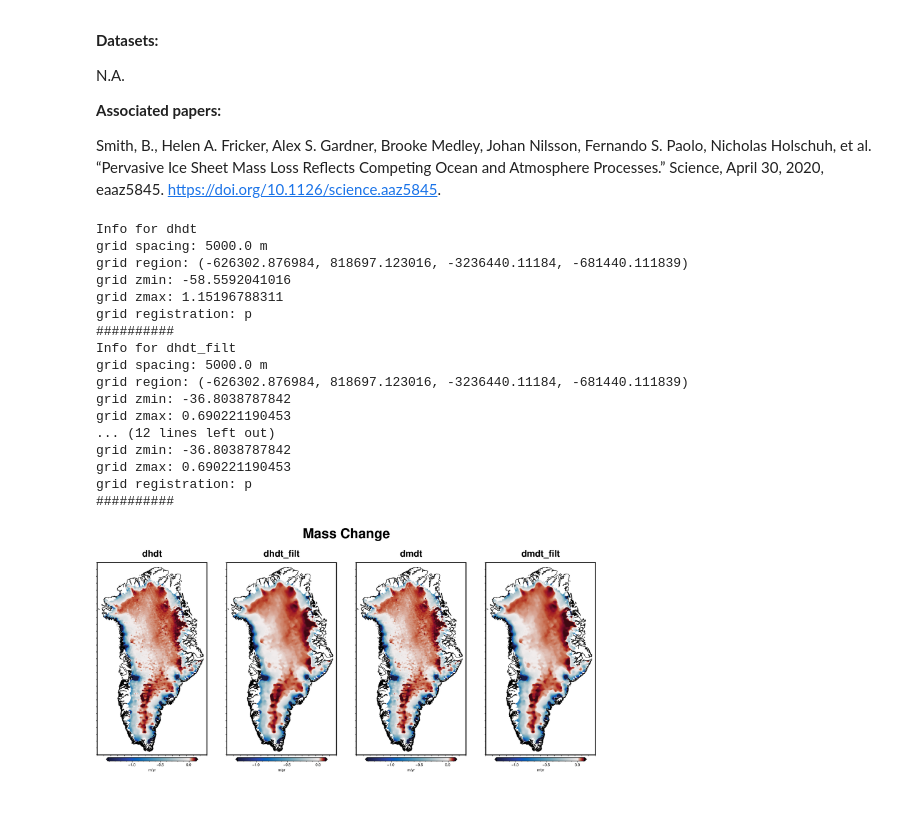
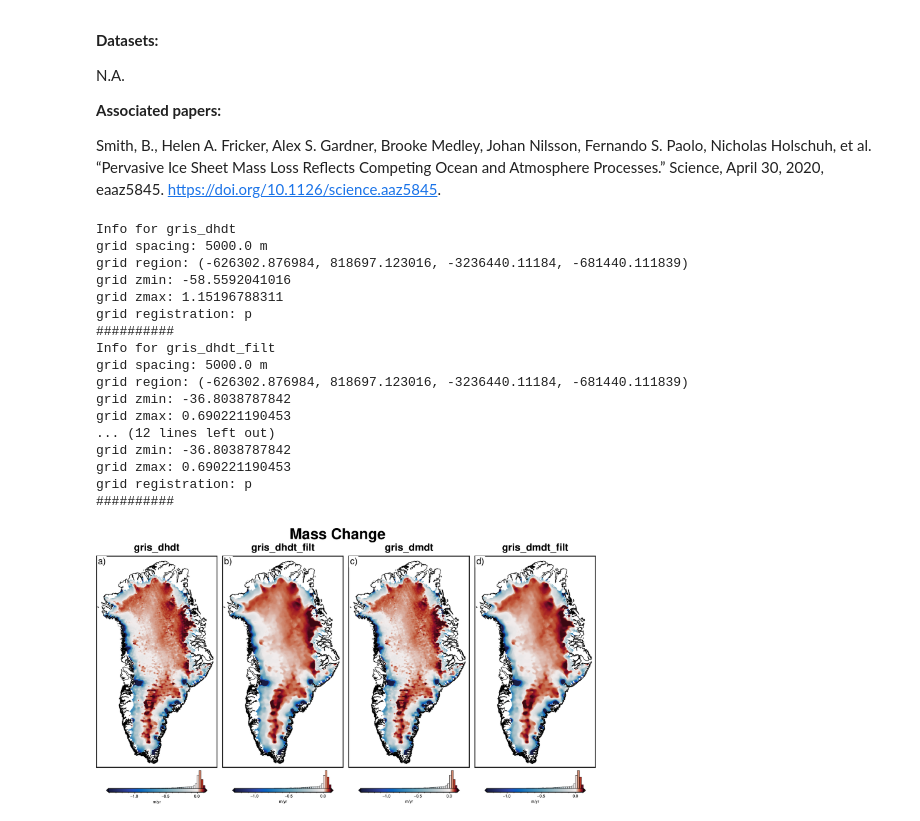
Before and after one commit to mdtanker/polartoolkit, a Jupyter notebook: docs/datasets/greenland_arctic/mass_change.ipynb, the cells around one changed output. Drawn from its saved outputs; the diff is of its cells as text; code cells hidden in the pictures.

```diff
--- a/docs/datasets/greenland_arctic/mass_change.ipynb
+++ b/docs/datasets/greenland_arctic/mass_change.ipynb
@@ -31,25 +31,25 @@ filts = ["", "_filt"]
 
 combos = list(itertools.product(*[versions, filts]))
 
-version_names = [f"{s[0]}{s[1]}" for s in combos]
+version_names = [f"gris_{s[0]}{s[1]}" for s in combos]
 
 
 grids = []
 for name in version_names:
-    data = fetch.MassChange(version=name)()
+    data = fetch.mass_change(version=name)
     grids.append(data)
     print(f"Info for {name}")
     _ = utils.get_grid_info(data, print_info=True)
     print("##########")
 # %% [output]
-Info for dhdt
+Info for gris_dhdt
 grid spacing: 5000.0 m
 grid region: (-626302.876984, 818697.123016, -3236440.11184, -681440.111839)
 grid zmin: -58.5592041016
 grid zmax: 1.15196788311
 grid registration: p
 ##########
-Info for dhdt_filt
+Info for gris_dhdt_filt
 grid spacing: 5000.0 m
 grid region: (-626302.876984, 818697.123016, -3236440.11184, -681440.111839)
 grid zmin: -36.8038787842
@@ -62,16 +62,17 @@ grid registration: p
 # %%
 fig = maps.subplots(
     grids,
     region=regions.greenland,
     dims=(1, 4),
     fig_title="Mass Change",
-    subplot_titles=version_names,
-    cbar_labels=["m/yr" for x in grids],
+    titles=version_names,
+    cbar_label="m/yr",
     margins=".5c/1.3c",
     coast=True,
-    cmaps=["balance+h0" for x in grids],
+    cmap="balance+h0",
     robust=True,
+    hist=True,
 )
 fig.show(dpi=200)
 # %% [output]
-[figure, old version]
+[figure, new version]
```
Also changed, not shown: 46 other files.
